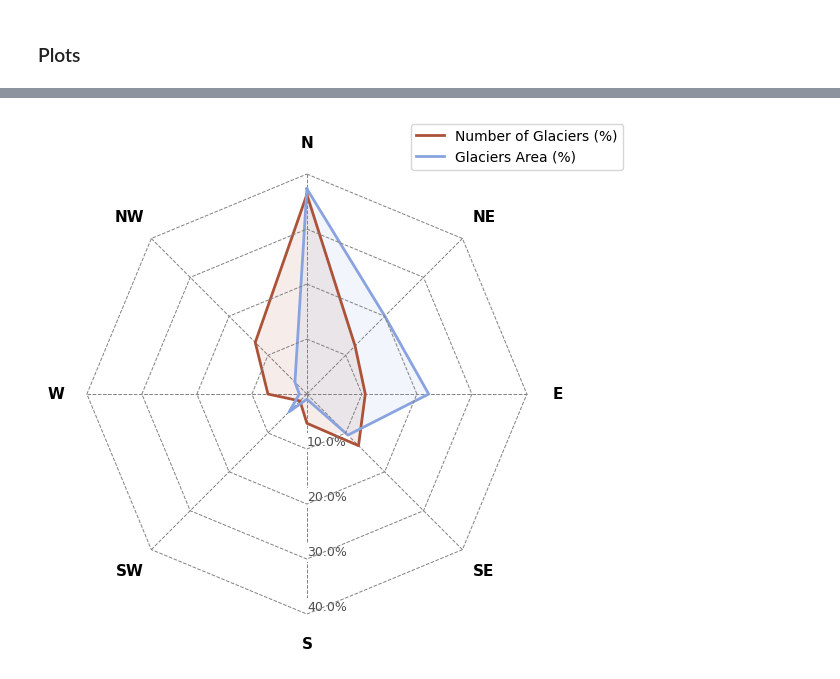
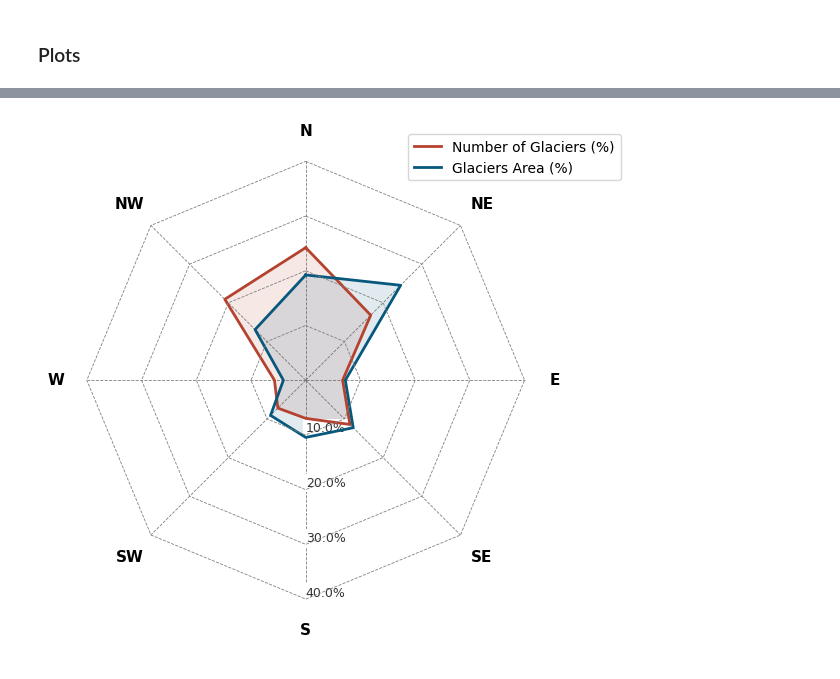
Before and after one commit to martinadep/GlaciersRetreat-Viz, a Jupyter notebook: notebooks/eda_unimi_italy.ipynb, the cells around one changed output, grey strips where cells are left out. Drawn from its saved outputs; the diff is of its cells as text; code cells hidden in the pictures.

```diff
--- a/notebooks/eda_unimi_italy.ipynb
+++ b/notebooks/eda_unimi_italy.ipynb
@@ -51,4 +37,9 @@ dict_keys(['abruzzo', 'aosta', 'fvg', 'lombardy', 'piedmont', 'south-tyrol', 'tr
 # %%
-df['Area (km2)'] = pd.to_numeric(df['Area (km2)'], errors='coerce')
-df['Area CGI (km2)'] = pd.to_numeric(df['Area CGI (km2)'], errors='coerce')
-df['Area WGI (km2)'] = pd.to_numeric(df['Area WGI (km2)'], errors='coerce')
+df_italy['Area (km2)'] = pd.to_numeric(df_italy['Area (km2)'], errors='coerce')
+df_italy['Area CGI (km2)'] = pd.to_numeric(df_italy['Area CGI (km2)'], errors='coerce')
+df_italy['Area WGI (km2)'] = pd.to_numeric(df_italy['Area WGI (km2)'], errors='coerce')
+df_italy['Year'] = pd.to_numeric(df_italy['Year'], errors='coerce').astype('Int64')
+df_italy['ID Code'] = df_italy['ID Code'].astype(str)
+df_italy['Newly Formed'] = df_italy['ID Code'].str.contains('\.')
+print("Area columns converted to numeric and 'Newly Formed' column created.")
+# df_italy.head(4)
@@ -229,71 +206,57 @@ import matplotlib.ticker as mtick  # Imported for percentage formatting
 from matplotlib.path import Path
 from matplotlib.spines import Spine
 
-# 1. Clean and reindex your data
-aspect_num_cleaned = df[(df['Aspect'] != '') & (df['Aspect'] != 'SW / W')]['Aspect'].value_counts()
-aspect_num_cleaned = aspect_num_cleaned.reindex(['N', 'NE', 'E', 'SE', 'S', 'SW', 'W', 'NW'], fill_value=0)
+target_df = df_italy.copy()
 
-aspect_area_cleaned = df[(df['Aspect'] != '') & (df['Aspect'] != 'SW / W')].groupby('Aspect')['Area (km2)'].sum()
-aspect_area_cleaned = aspect_area_cleaned.reindex(['N', 'NE', 'E', 'SE', 'S', 'SW', 'W', 'NW'], fill_value=0)
+# Clean and reindex
+valid_aspect = target_df['Aspect'].notna() & (target_df['Aspect'].str.strip() != "") & (target_df['Aspect'] != "SW / W")
+order = ['N', 'NE', 'E', 'SE', 'S', 'SW', 'W', 'NW']
 
-# Convert values to percentages relative to the cleaned totals ---
-pct_num = (aspect_num_cleaned / aspect_num_cleaned.sum()) * 100
-pct_area = (aspect_area_cleaned / aspect_area_cleaned.sum()) * 100
+aspect_num_cleaned = target_df.loc[valid_aspect, 'Aspect'].value_counts().reindex(order, fill_value=0)
+aspect_area_cleaned = target_df.loc[valid_aspect].groupby('Aspect')['Area (km2)'].sum().reindex(order, fill_value=0)
 
-# 2. Compute the angles in radians for 8 directions (0 to 2*pi)
-# (Since both share the same 8 categories, angles_num and angles_area are identical)
-angles_num = np.linspace(0, 2 * np.pi, len(pct_num), endpoint=False)
-angles_area = np.linspace(0, 2 * np.pi, len(pct_area), endpoint=False)
+# Percentages (guard against zero totals)
+pct_num = (aspect_num_cleaned / aspect_num_cleaned.sum() * 100) if aspect_num_cleaned.sum() > 0 else aspect_num_cleaned
+pct_area = (aspect_area_cleaned / aspect_area_cleaned.sum() * 100) if aspect_area_cleaned.sum() > 0 else aspect_area_cleaned
 
-# Close the loop by appending the first value to the end
-angles_num = np.concatenate((angles_num, [angles_num[0]]))
+# Angles and closed loop
+angles = np.linspace(0, 2 * np.pi, len(order), endpoint=False)
+angles = np.concatenate((angles, [angles[0]]))
 values_num = np.concatenate((pct_num.values, [pct_num.values[0]]))
-labels = list(pct_num.index)
-
-angles_area = np.concatenate((angles_area, [angles_area[0]]))
 values_area = np.concatenate((pct_area.values, [pct_area.values[0]]))
 
-# 3. Setup the polar plot
+# Plot
 plt.figure(figsize=(6, 6))
 ax = plt.subplot(111, projection='polar')
 
-# 4. Plot the data (Now both use the same % scale!)
-ax.plot(angles_num, values_num, linewidth=2, linestyle='solid', color=FIVE_COL_COUNTS[1], label='Number of Glaciers (%)')
-ax.fill(angles_num, values_num, alpha=0.1, color=FIVE_COL_COUNTS[1])
+ax.plot(angles, values_num, linewidth=2, linestyle='solid', color="#b5422e", label='Number of Glaciers (%)')
+ax.fill(angles, values_num, alpha=0.12, color="#b5422e")
 
-ax.plot(angles_area, values_area, linewidth=2, linestyle='solid', color=FIVE_COL_AREA[1], label='Glaciers Area (%)')
-ax.fill(angles_area, values_area, alpha=0.1, color=FIVE_COL_AREA[1])
+ax.plot(angles, values_area, linewidth=2, linestyle='solid', color="#07587d", label='Glaciers Area (%)')
+ax.fill(angles, values_area, alpha=0.12, color="#07587d")
 
-# 5. Fix the labels: Set ticks where the angles are, and label them with compass directions
-ax.set_xticks(angles_num[:-1])
-ax.set_xticklabels(labels, fontsize=11, fontweight='bold')
+ax.set_xticks(angles[:-1])
+ax.set_xticklabels(order, fontsize=11, fontweight='bold')
 ax.set_theta_zero_location("N")
 ax.set_theta_direction(-1)
-
 ax.yaxis.set_major_formatter(mtick.PercentFormatter(xmax=100))
-
-# Move the text labels to 22.5 degrees (between North and NE) so they sit in empty space
 ax.set_rlabel_position(180)
 
-# Boost visibility of the percentage text with a clean background box
-plt.setp(ax.get_yticklabels(), fontsize=9, alpha=0.7,
-         bbox=dict(facecolor='white', edgecolor='none', alpha=1, pad=2))
+# Dynamic y-grid up to nearest 10 or at least 40
+ymax = max(40, np.ceil(max(values_num.max(), values_area.max()) / 10) * 10)
+grid_ticks = list(range(10, int(ymax) + 1, 10))
+ax.set_yticks(grid_ticks)
+plt.setp(ax.get_yticklabels(), fontsize=9, alpha=0.8, bbox=dict(facecolor='white', edgecolor='none', pad=2))
 
-# --- FIX: Turn the circle grid into an Octagon ---
-ax.spines['polar'].set_visible(False) # Hide the default outer circle
-ax.grid(False)                         # Hide the default circular grid rings
+# Draw straight polygon grid and spokes (preserve octagon look)
+ax.spines['polar'].set_visible(False)
+ax.grid(False)
+for tick in grid_ticks:
+    ax.plot(np.linspace(0, 2 * np.pi, len(angles)), [tick] * len(angles), color='grey', linestyle='--', linewidth=0.6)
+for angle in angles[:-1]:
+    ax.plot([angle, angle], [0, ymax], color='grey', linestyle='--', linewidth=0.6, zorder=0)
 
-# Manually draw straight octagon grid lines at 25%, 50%, 75%, and 100%
-grid_ticks = [10, 20, 30, 40]
-ax.set_yticks(grid_ticks, )
-
-for tick in grid_ticks:
-    # Draw a straight-edged polygon ring for each grid interval
-    ax.plot(angles_num, [tick]*len(angles_num), color='grey', linestyle='--', linewidth=0.7)
-
-# Draw the straight spokes connecting the center to each compass label
-for angle in angles_num[:-1]:
-    ax.plot([angle, angle], [0, 40], color='grey', linestyle='--', linewidth=0.7, zorder=0)
-
-plt.legend(loc='upper right', bbox_to_anchor=(1.2, 1.1))
+plt.legend(loc='upper right', bbox_to_anchor=(1.2, 1.05))
+plt.tight_layout()
+plt.show()
 # %% [output]
@@ -301 +263 @@ plt.legend(loc='upper right', bbox_to_anchor=(1.2, 1.1))
-[figure, old version]
+[figure, new version]
```
Also changed, not shown: parts of 33 cells of this notebook, 13 other files.
